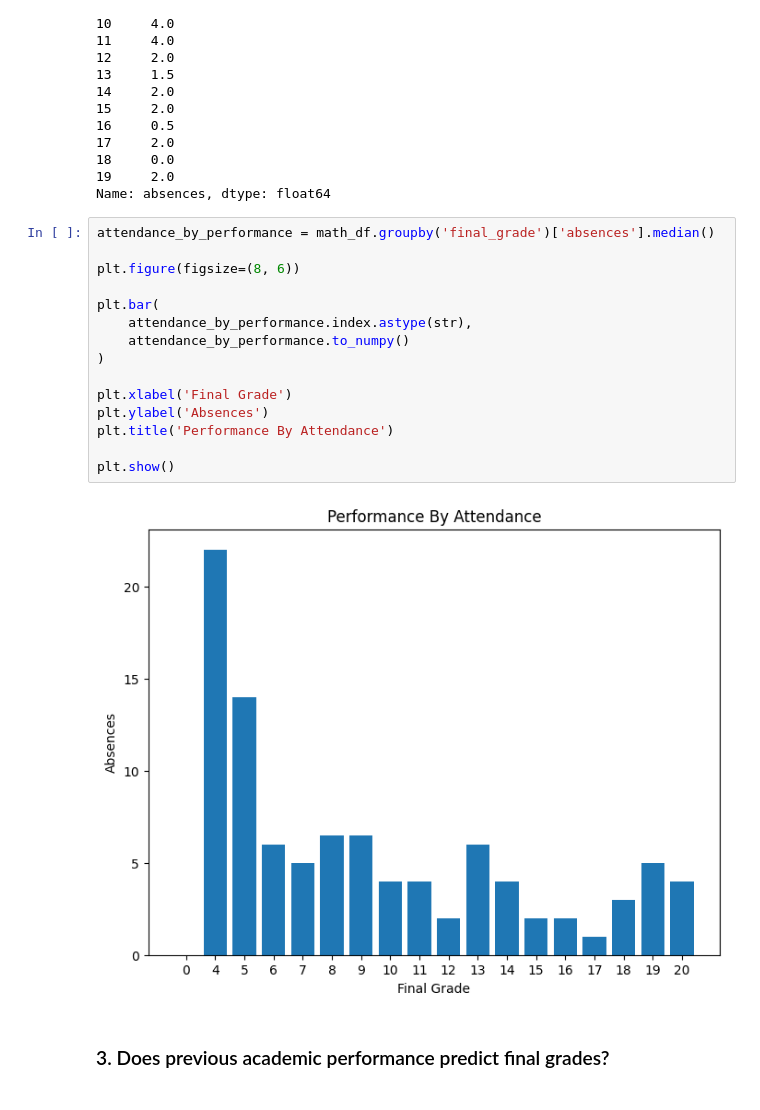
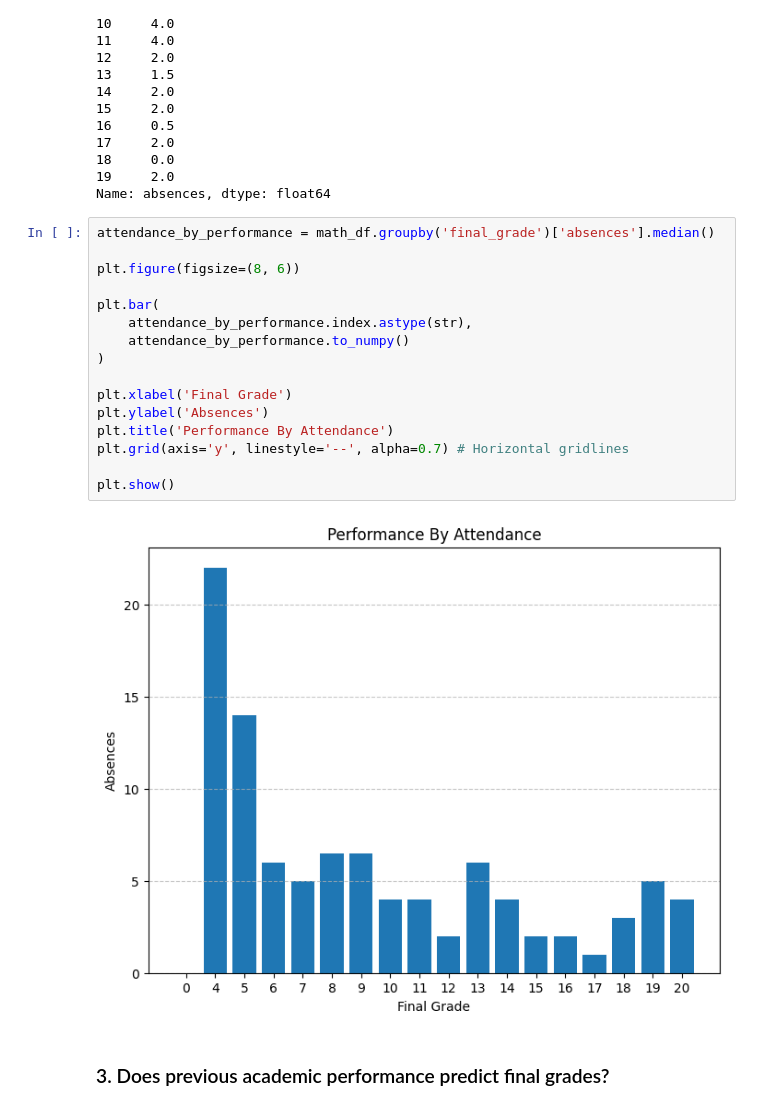
Before and after one commit to tingly-amua/Student-Performance-Analysis, a Jupyter notebook: EDA.ipynb, the cells around one changed output. Drawn from its saved outputs; the diff is of its cells as text.

```diff
--- a/EDA.ipynb
+++ b/EDA.ipynb
@@ -518,20 +522,21 @@ Name: absences, dtype: float64
 # %%
 attendance_by_performance = math_df.groupby('final_grade')['absences'].median()
 
 plt.figure(figsize=(8, 6))
 
 plt.bar(
     attendance_by_performance.index.astype(str),
     attendance_by_performance.to_numpy()
 )
 
 plt.xlabel('Final Grade')
 plt.ylabel('Absences')
 plt.title('Performance By Attendance')
+plt.grid(axis='y', linestyle='--', alpha=0.7) # Horizontal gridlines
 
 plt.show()
 # %% [output]
-[figure, old version]
+[figure, new version]
 # %% [markdown]
 ### 3. Does previous academic performance predict final grades?
 # %%
```
Also changed, not shown: parts of 5 cells of this notebook.
